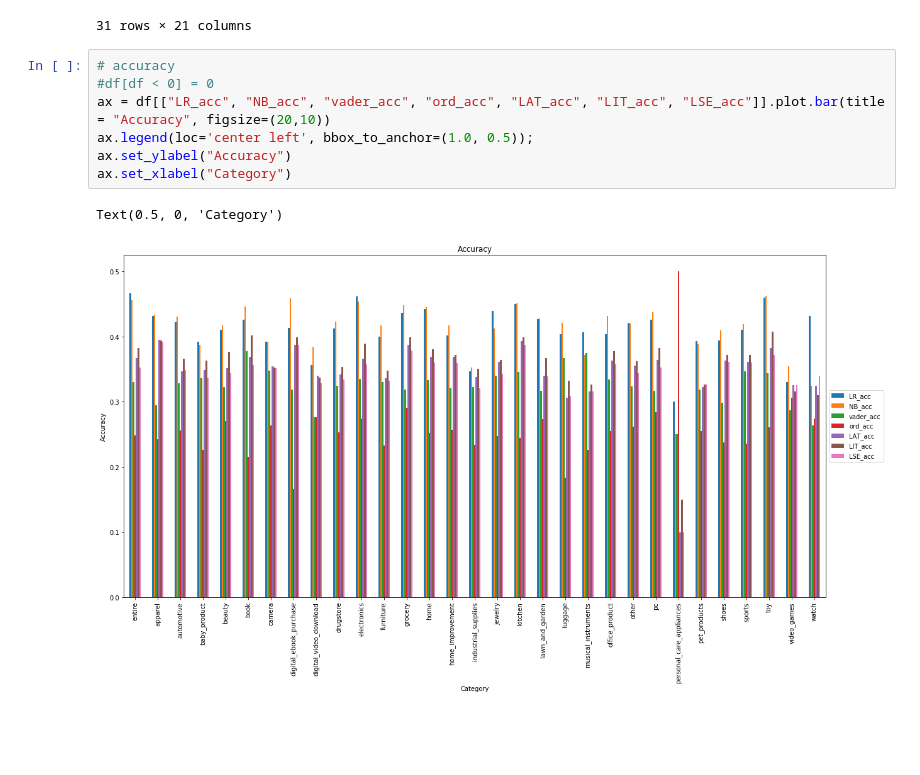
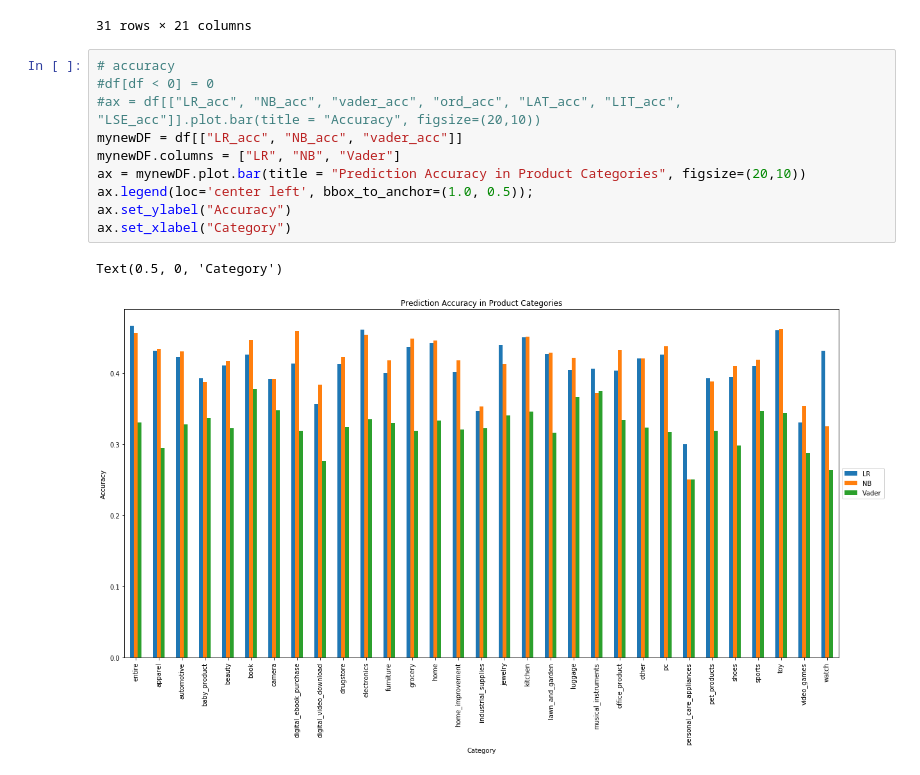
Before and after one commit to krithravi/review-prediction, a Jupyter notebook: graphing.ipynb, the cells around one changed output. Cells and saved outputs as stored; diff of their text form; blank space fills up the shorter version.

Commit message:
updated graphs

```diff
--- a/graphing.ipynb
+++ b/graphing.ipynb
@@ -38,12 +38,15 @@ df
 # %%
 # accuracy
 #df[df < 0] = 0
-ax = df[["LR_acc", "NB_acc", "vader_acc", "ord_acc", "LAT_acc", "LIT_acc", "LSE_acc"]].plot.bar(title = "Accuracy", figsize=(20,10))
+#ax = df[["LR_acc", "NB_acc", "vader_acc", "ord_acc", "LAT_acc", "LIT_acc", "LSE_acc"]].plot.bar(title = "Accuracy", figsize=(20,10))
+mynewDF = df[["LR_acc", "NB_acc", "vader_acc"]]
+mynewDF.columns = ["LR", "NB", "Vader"]
+ax = mynewDF.plot.bar(title = "Prediction Accuracy in Product Categories", figsize=(20,10))
 ax.legend(loc='center left', bbox_to_anchor=(1.0, 0.5));
 ax.set_ylabel("Accuracy")
 ax.set_xlabel("Category")
 # %% [output]
 Text(0.5, 0, 'Category')
-[figure, old version]
+[figure, new version]
 # %%
 #df[df < 0] = 0
```
Also changed, not shown: parts of 7 cells of this notebook, 2 other files.
